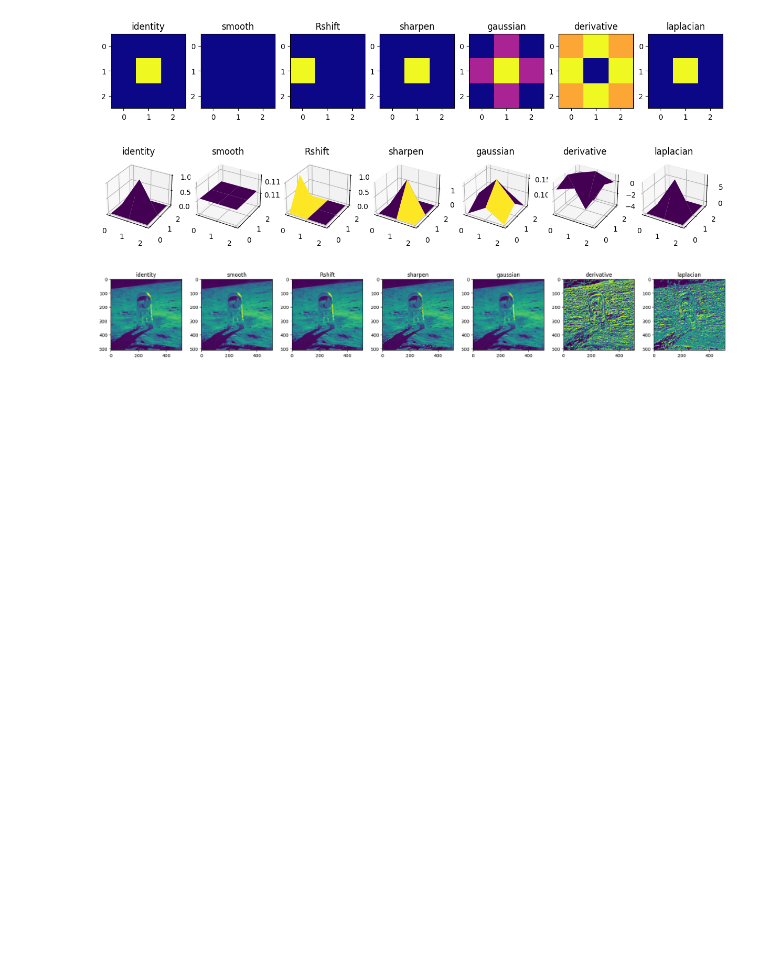
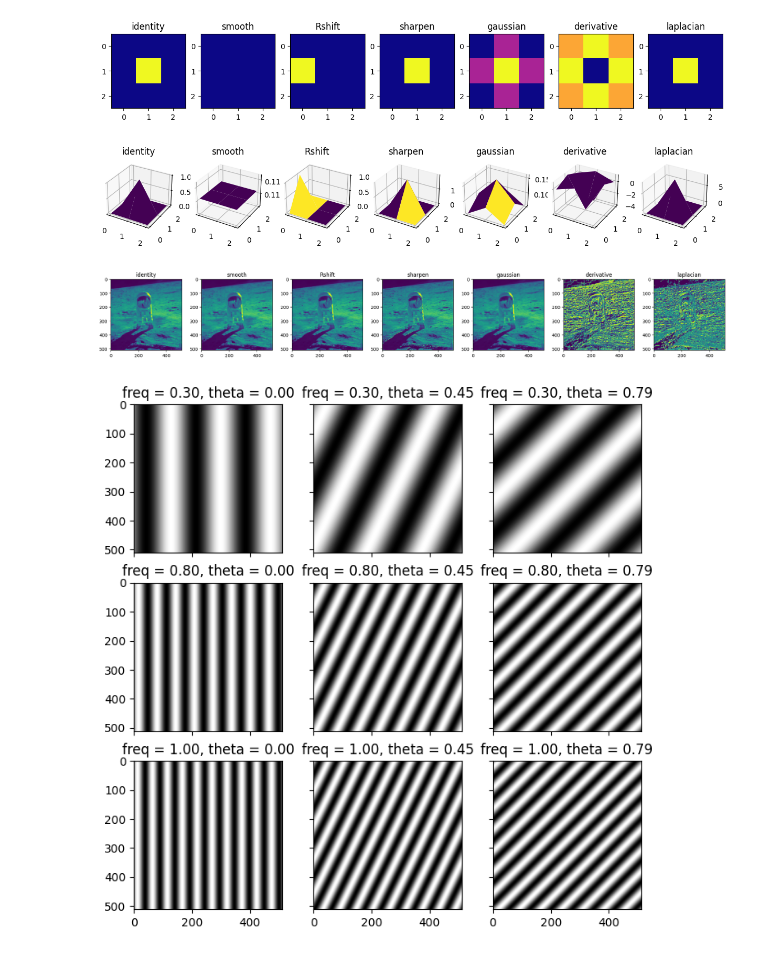
Before and after one commit to JuliuszSyrewicz/fourier, a Jupyter notebook: filters.ipynb, the cells around one changed output. Saved outputs shown, nothing was run; the diff lists cells and outputs as text; code cells hidden in the pictures; blank space fills up the shorter version.

Commit message:
Added a function for generating sinusoidal gratings (Fourier bases) and visualizing them

```diff
--- a/filters.ipynb
+++ b/filters.ipynb
@@ -235,3 +235,25 @@ for key in filtered_images:
 plt.show()
 # %% [output]
 [figure]
+# %%
+def getSinusoidalGrating(frequency, theta =np.pi / 4, limit = 5):
+    x = np.linspace(-limit, limit, 512)
+    X, Y = np.meshgrid(x, x)
+    grating = np.sin(2 * np.pi * (X * np.cos(theta) + Y * np.sin(theta)) * frequency)
+    return grating
+
+frequencies = np.array([0.3, 0.8, 1])
+thetas = np.array([0, np.pi/7, np.pi/4])
+
+plot_size = 8
+fig, axs = plt.subplots(len(frequencies), len(thetas), sharex=True, sharey=True, figsize=(plot_size, plot_size))
+
+gratings = []
+for i in range(len(frequencies)):
+    for j in range(len(thetas)):
+        grating = getSinusoidalGrating(frequencies[i], theta=thetas[j])
+        axs[i, j].imshow(grating, cmap='gray')
+        axs[i, j].set_title("freq = {:.2f}, theta = {:.2f}".format(frequencies[i], thetas[j]))
+        gratings.append(grating)
+# %% [output]
+[figure, added]
```
Also changed, not shown: parts of 2 cells of this notebook.
